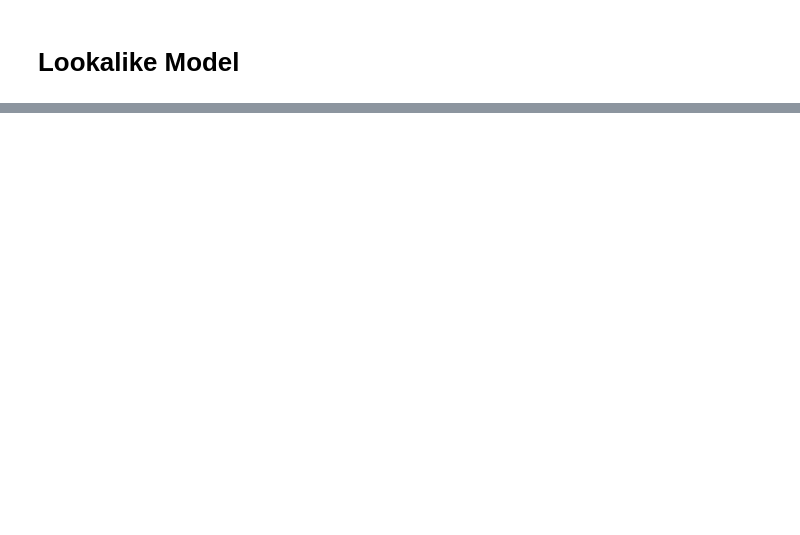
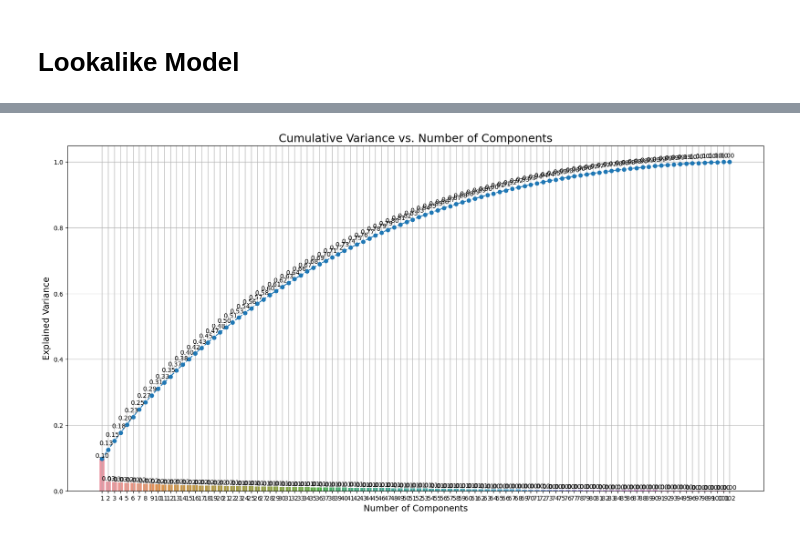
Before and after one commit to TejasShinkar12/eCommerce-Transactions-Analysis-and-Customer-Segmentation, a Jupyter notebook: notebooks/Lookalike.ipynb, the cells around one changed output, grey strips where cells are left out. Cells and saved outputs as stored; diff of their text form; code cells hidden in the pictures; blank space fills up the shorter version.

```diff
--- a/notebooks/Lookalike.ipynb
+++ b/notebooks/Lookalike.ipynb
@@ -192,0 +105,5 @@ rec_df.to_csv('../Reports/Lookalike.csv', index=False)
+# %%
+from sklearn.preprocessing import StandardScaler
+scaler = StandardScaler()
+user_product_matrix_scaled = scaler.fit_transform(user_product_matrix)
+user_product_matrix_scaled
@@ -192,0 +142,39 @@ rec_df.to_csv('../Reports/Lookalike.csv', index=False)
+# %%
+merged_df.set_index('CustomerID', inplace=True)
+# %%
+from sklearn.decomposition import PCA
+
+# apply PCA
+pca = PCA().fit(merged_df.fillna(0))
+# %%
+# calculate cumulative sum of the Explained Variance
+explained_variance_ratio = pca.explained_variance_ratio_
+cumulative_explained_variance = np.cumsum(explained_variance_ratio)
+# %%
+# plot the cumulative explained variance against the number of components
+plt.figure(figsize=(20,10))
+
+barplot = sns.barplot(x=list(range(1, len(cumulative_explained_variance)+1)),
+                      y=explained_variance_ratio)
+
+lineplot = plt.plot(range(0, len(cumulative_explained_variance)),
+                    cumulative_explained_variance,
+                    marker='o', linestyle='--')
+
+plt.xlabel('Number of Components', fontsize=14)
+plt.ylabel('Explained Variance', fontsize=14)
+plt.title('Cumulative Variance vs. Number of Components', fontsize=18)
+
+
+# Display the variance values for both graphs on the plots
+x_offset = -0.3
+y_offset = 0.01
+for i, (ev_ratio, cum_ev_ratio) in enumerate(zip(explained_variance_ratio, cumulative_explained_variance)):
+    plt.text(i, ev_ratio, f"{ev_ratio:.2f}", ha="center", va="bottom", fontsize=10)
+    if i > 0:
+        plt.text(i + x_offset, cum_ev_ratio + y_offset, f"{cum_ev_ratio:.2f}", ha="center", va="bottom", fontsize=10)
+
+plt.grid(axis='both')
+plt.show()
+# %% [output]
+[figure, added]
```
Also changed, not shown: parts of 40 cells of this notebook.
